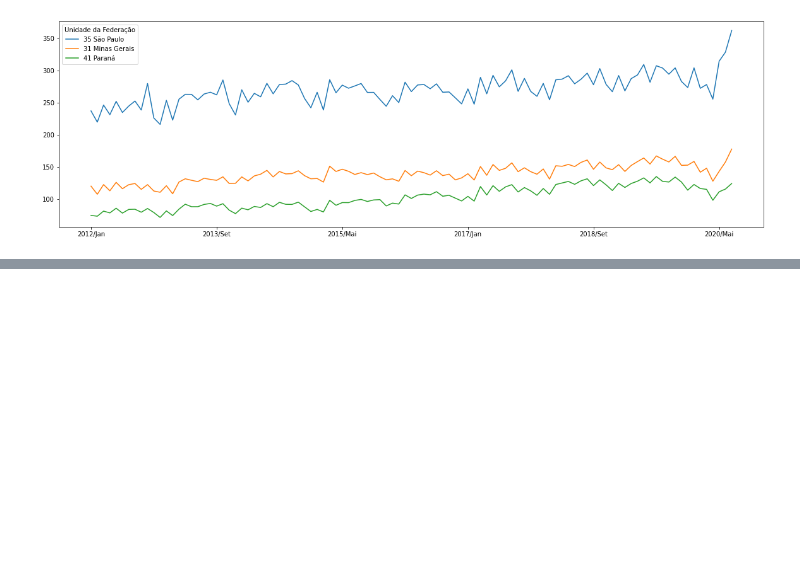
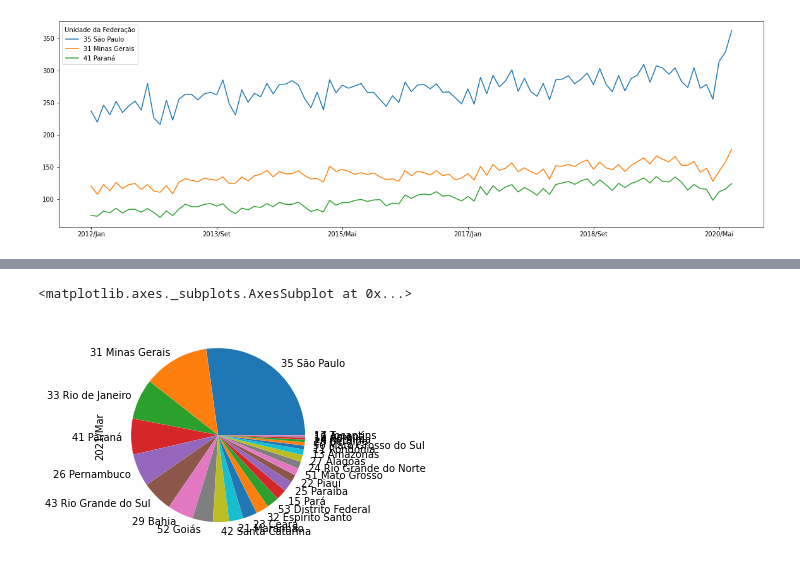
Before and after one commit to laugustovieira/BootCamp---Data-Science, a Jupyter notebook: BootCampDataScience.ipynb, the cells around one changed output, grey strips where cells are left out. Drawn from its saved outputs; the diff is of its cells as text; code cells hidden in the pictures; blank space fills up the shorter version.

```diff
--- a/BootCampDataScience.ipynb
+++ b/BootCampDataScience.ipynb
@@ -417,0 +442,6 @@ ordenado_por_total[meses_filtrados].head(3).T.plot(figsize=(20,6))
+# %%
+
+gastos_do_mais_recente.plot(kind="pie")
+# %% [output]
+<matplotlib.axes._subplots.AxesSubplot at 0x...>
+[figure, added]
```
Also changed, not shown: parts of 17 cells of this notebook.
